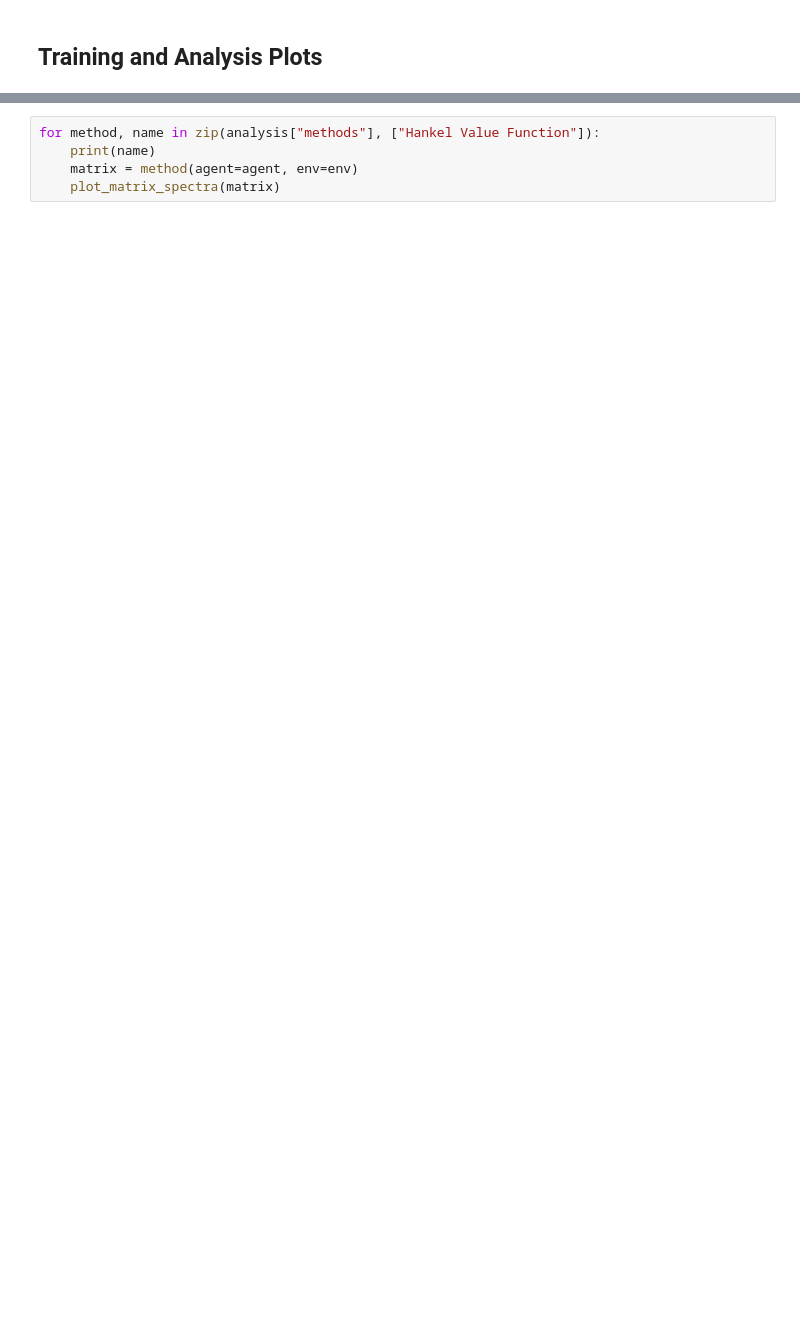
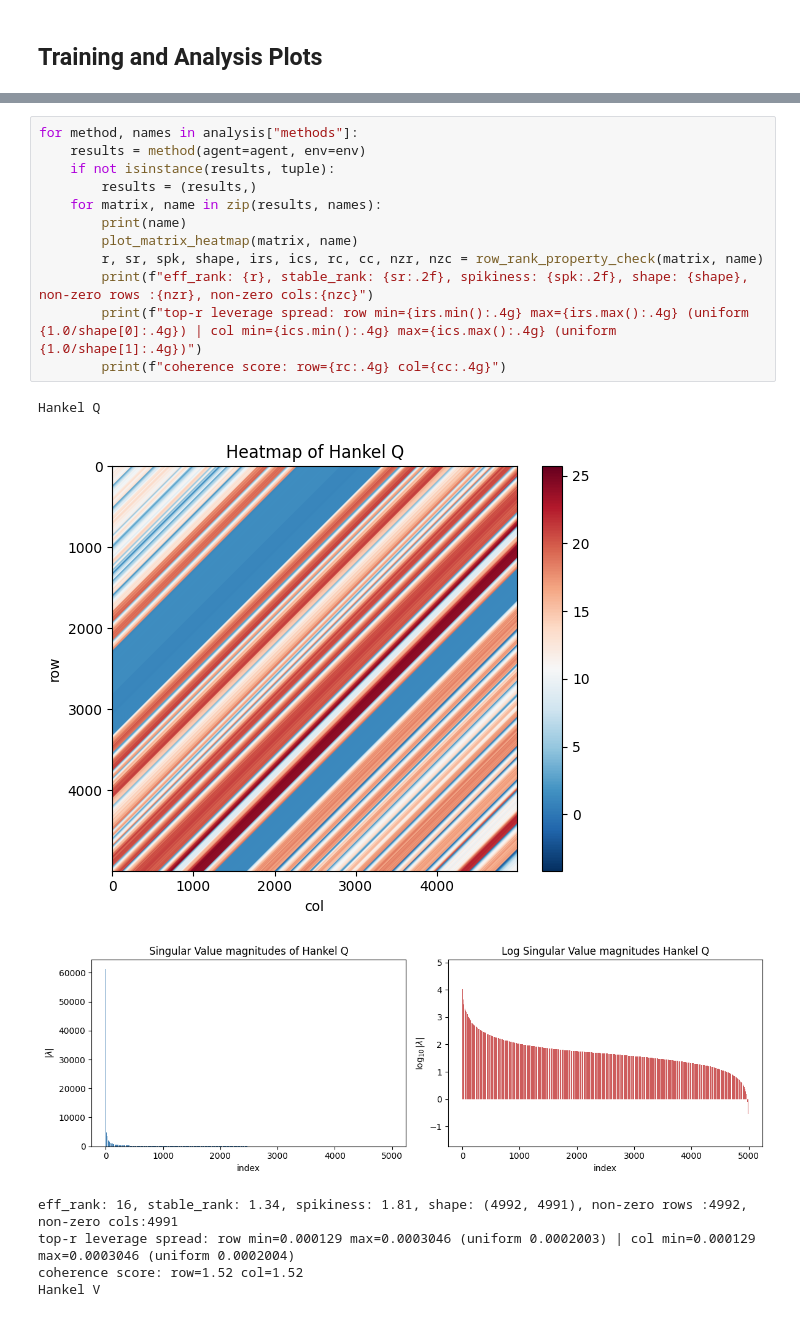
Before and after one commit to Souparna-Mandal/Low-Rank-RL-TL, a Jupyter notebook: experiments/dqn_enduro/exp1.ipynb, the cells around one changed output, grey strips where cells are left out. Drawn from its saved outputs; the diff is of its cells as text; blank space fills up the shorter version.

```diff
--- a/experiments/dqn_enduro/exp1.ipynb
+++ b/experiments/dqn_enduro/exp1.ipynb
@@ -256,5 +222,20 @@ plt.legend(); plt.show()
 # %%
-for method, name in zip(analysis["methods"], ["Hankel Value Function"]):
-    print(name)
-    matrix = method(agent=agent, env=env)
-    plot_matrix_spectra(matrix)
+for method, names in analysis["methods"]:
+    results = method(agent=agent, env=env)
+    if not isinstance(results, tuple):
+        results = (results,)
+    for matrix, name in zip(results, names):
+        print(name)
+        plot_matrix_heatmap(matrix, name)
+        r, sr, spk, shape, irs, ics, rc, cc, nzr, nzc = row_rank_property_check(matrix, name)
+        print(f"eff_rank: {r}, stable_rank: {sr:.2f}, spikiness: {spk:.2f}, shape: {shape}, non-zero rows :{nzr}, non-zero cols:{nzc}")
+        print(f"top-r leverage spread: row min={irs.min():.4g} max={irs.max():.4g} (uniform {1.0/shape[0]:.4g}) | col min={ics.min():.4g} max={ics.max():.4g} (uniform {1.0/shape[1]:.4g})")
+        print(f"coherence score: row={rc:.4g} col={cc:.4g}")
+# %% [output]
+Hankel Q
+[figure, added]
+[figure, added]
+eff_rank: 16, stable_rank: 1.34, spikiness: 1.81, shape: (4992, 4991), non-zero rows :4992, non-zero cols:4991
+top-r leverage spread: row min=0.000129 max=0.0003046 (uniform 0.0002003) | col min=0.000129 max=0.0003046 (uniform 0.0002004)
+coherence score: row=1.52 col=1.52
+Hankel V
```
Also changed, not shown: parts of 9 cells of this notebook, 16 other files.
